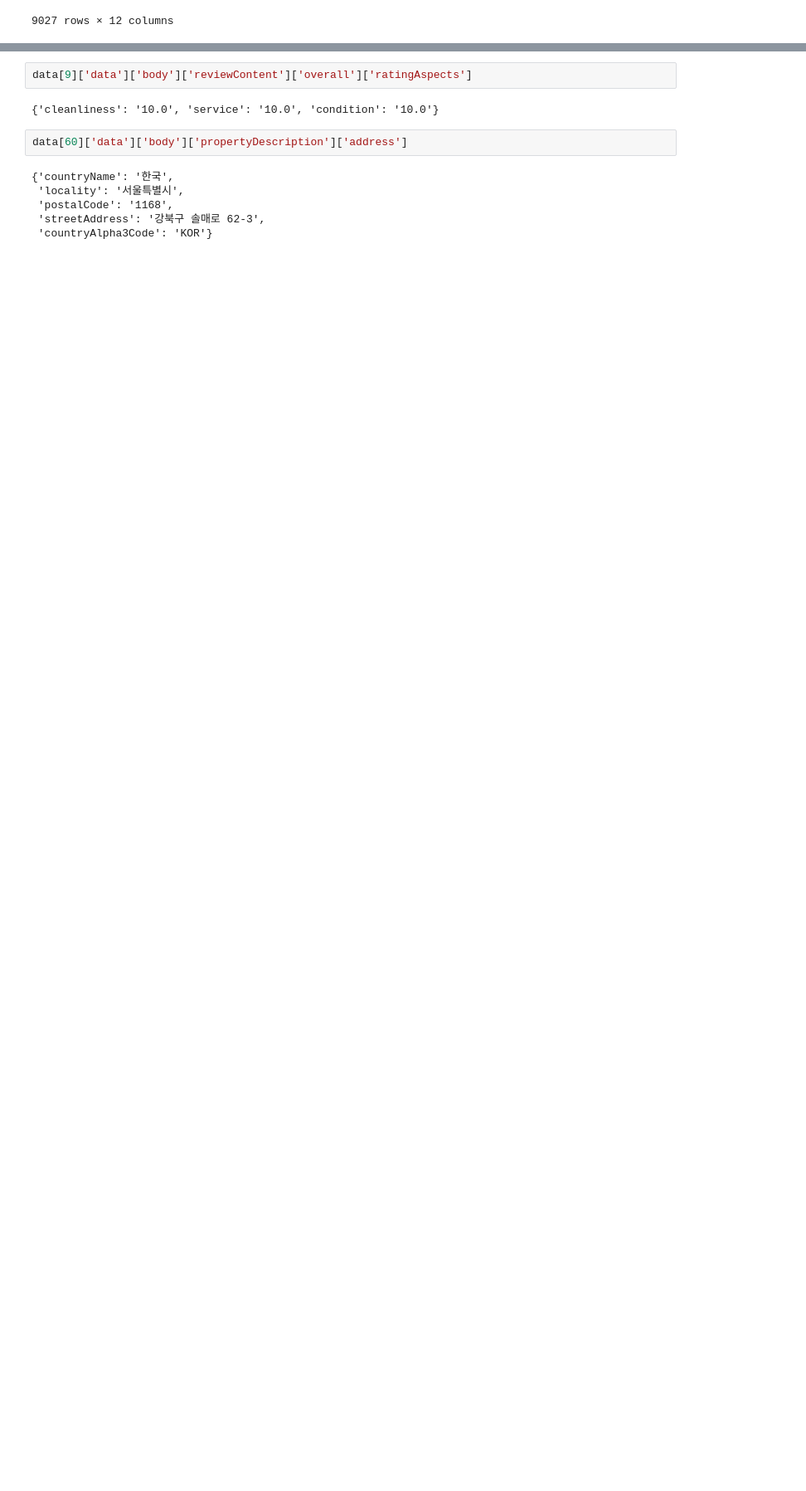
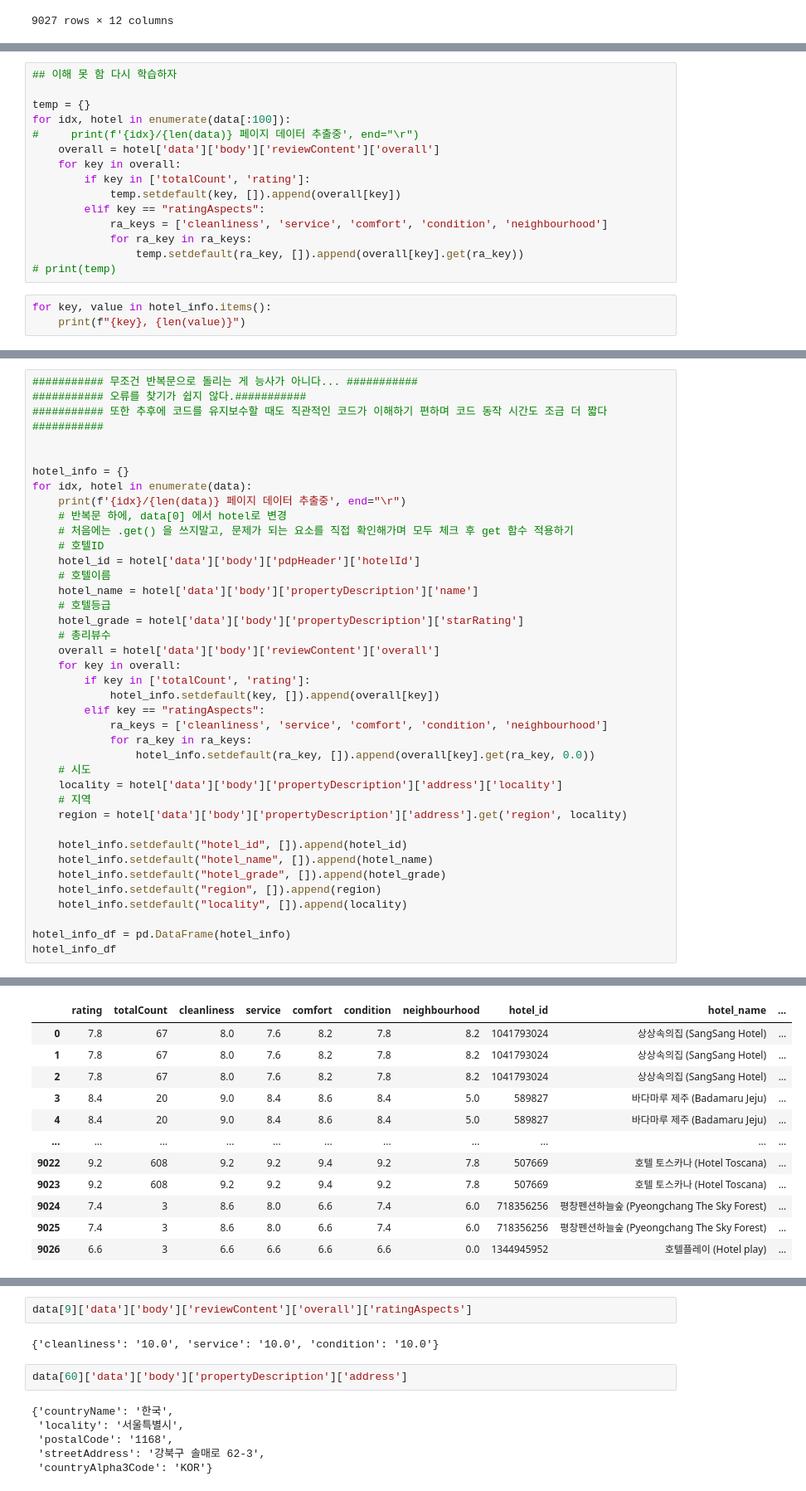
Before and after one commit to Peter-BoBo/fintech, a Jupyter notebook: 03python/14JSON언패킹2_호텔스닷컴리뷰_자료정리하기.ipynb, the cells around one changed output, grey strips where cells are left out. Shown at 83% size. Cells and saved outputs as stored; diff of their text form; blank space fills up the shorter version.

```diff
--- a/03python/14JSON언패킹2_호텔스닷컴리뷰_자료정리하기.ipynb
+++ b/03python/14JSON언패킹2_호텔스닷컴리뷰_자료정리하기.ipynb
@@ -406,0 +454,18 @@ hotel_info_df
+# %%
+## 이해 못 함 다시 학습하자
+
+temp = {}
+for idx, hotel in enumerate(data[:100]):
+#     print(f'{idx}/{len(data)} 페이지 데이터 추출중', end="\r")
+    overall = hotel['data']['body']['reviewContent']['overall']
+    for key in overall:
+        if key in ['totalCount', 'rating']:
+            temp.setdefault(key, []).append(overall[key])
+        elif key == "ratingAspects":
+            ra_keys = ['cleanliness', 'service', 'comfort', 'condition', 'neighbourhood']
+            for ra_key in ra_keys:
+                temp.setdefault(ra_key, []).append(overall[key].get(ra_key))
+# print(temp)
+# %%
+for key, value in hotel_info.items():
+    print(f"{key}, {len(value)}")
@@ -406,0 +485,40 @@ hotel_info_df
+# %%
+########### 무조건 반복문으로 돌리는 게 능사가 아니다... ###########
+########### 오류를 찾기가 쉽지 않다.###########
+########### 또한 추후에 코드를 유지보수할 때도 직관적인 코드가 이해하기 편하며 코드 동작 시간도 조금 더 짧다###########
+
+
+hotel_info = {}
+for idx, hotel in enumerate(data):
+    print(f'{idx}/{len(data)} 페이지 데이터 추출중', end="\r")
+    # 반복문 하에, data[0] 에서 hotel로 변경
+    # 처음에는 .get() 을 쓰지말고, 문제가 되는 요소를 직접 확인해가며 모두 체크 후 get 함수 적용하기
+    # 호텔ID
+    hotel_id = hotel['data']['body']['pdpHeader']['hotelId']
+    # 호텔이름
+    hotel_name = hotel['data']['body']['propertyDescription']['name']
+    # 호텔등급
+    hotel_grade = hotel['data']['body']['propertyDescription']['starRating']
+    # 총리뷰수
+    overall = hotel['data']['body']['reviewContent']['overall']
+    for key in overall:
+        if key in ['totalCount', 'rating']:
+            hotel_info.setdefault(key, []).append(overall[key])
+        elif key == "ratingAspects":
+            ra_keys = ['cleanliness', 'service', 'comfort', 'condition', 'neighbourhood']
+            for ra_key in ra_keys:
+                hotel_info.setdefault(ra_key, []).append(overall[key].get(ra_key, 0.0))
+    # 시도
+    locality = hotel['data']['body']['propertyDescription']['address']['locality']
+    # 지역
+    region = hotel['data']['body']['propertyDescription']['address'].get('region', locality)
+
+    hotel_info.setdefault("hotel_id", []).append(hotel_id)
+    hotel_info.setdefault("hotel_name", []).append(hotel_name)
+    hotel_info.setdefault("hotel_grade", []).append(hotel_grade)
+    hotel_info.setdefault("region", []).append(region)
+    hotel_info.setdefault("locality", []).append(locality)
+
+hotel_info_df = pd.DataFrame(hotel_info)
+hotel_info_df
+# %% [output]
@@ -406,0 +526,12 @@ hotel_info_df
+|  | rating | totalCount | cleanliness | service | comfort | condition | neighbourhood | hotel_id | hotel_name | ... |
+| 0 | 7.8 | 67 | 8.0 | 7.6 | 8.2 | 7.8 | 8.2 | 1041793024 | 상상속의집 (SangSang Hotel) | ... |
+| 1 | 7.8 | 67 | 8.0 | 7.6 | 8.2 | 7.8 | 8.2 | 1041793024 | 상상속의집 (SangSang Hotel) | ... |
+| 2 | 7.8 | 67 | 8.0 | 7.6 | 8.2 | 7.8 | 8.2 | 1041793024 | 상상속의집 (SangSang Hotel) | ... |
+| 3 | 8.4 | 20 | 9.0 | 8.4 | 8.6 | 8.4 | 5.0 | 589827 | 바다마루 제주 (Badamaru Jeju) | ... |
+| 4 | 8.4 | 20 | 9.0 | 8.4 | 8.6 | 8.4 | 5.0 | 589827 | 바다마루 제주 (Badamaru Jeju) | ... |
+| ... | ... | ... | ... | ... | ... | ... | ... | ... | ... | ... |
+| 9022 | 9.2 | 608 | 9.2 | 9.2 | 9.4 | 9.2 | 7.8 | 507669 | 호텔 토스카나 (Hotel Toscana) | ... |
+| 9023 | 9.2 | 608 | 9.2 | 9.2 | 9.4 | 9.2 | 7.8 | 507669 | 호텔 토스카나 (Hotel Toscana) | ... |
+| 9024 | 7.4 | 3 | 8.6 | 8.0 | 6.6 | 7.4 | 6.0 | 718356256 | 평창펜션하늘숲 (Pyeongchang The Sky Forest) | ... |
+| 9025 | 7.4 | 3 | 8.6 | 8.0 | 6.6 | 7.4 | 6.0 | 718356256 | 평창펜션하늘숲 (Pyeongchang The Sky Forest) | ... |
+| 9026 | 6.6 | 3 | 6.6 | 6.6 | 6.6 | 6.6 | 0.0 | 1344945952 | 호텔플레이 (Hotel play) | ... |
```
Also changed, not shown: parts of 5 cells of this notebook, 4 other files.
